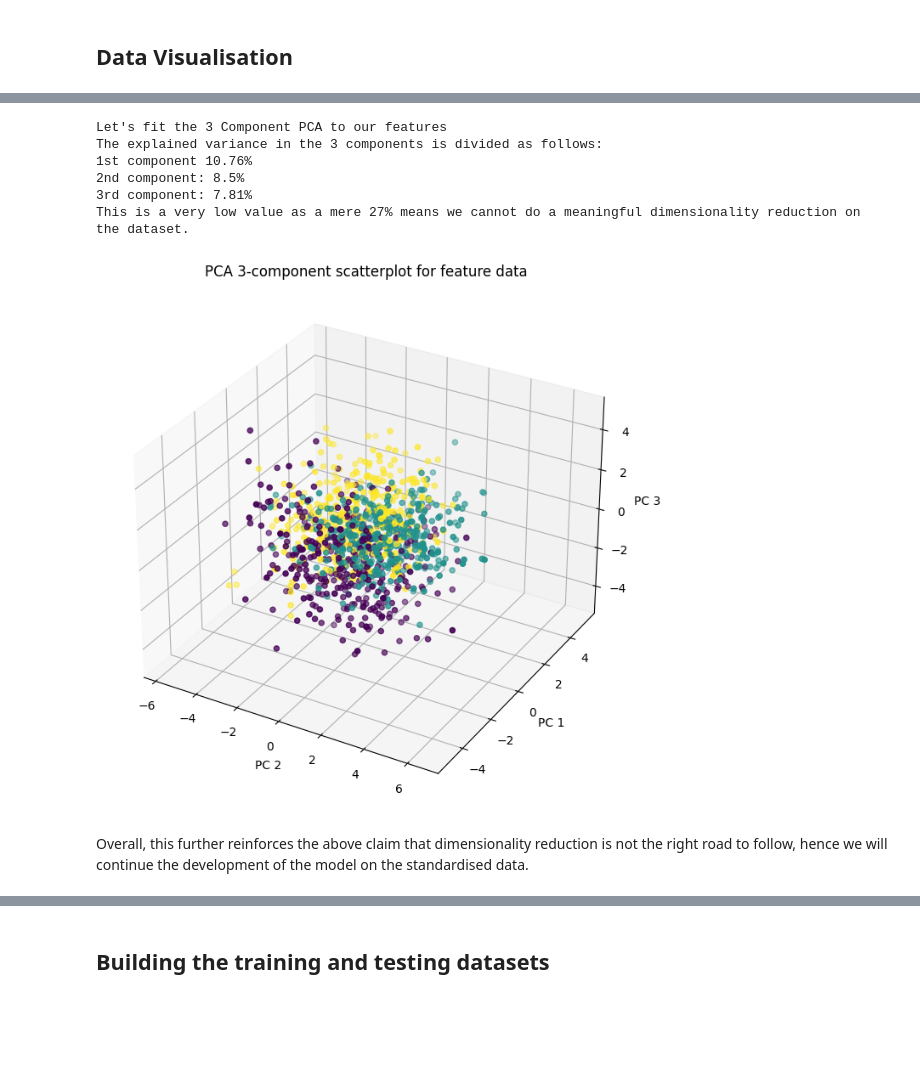
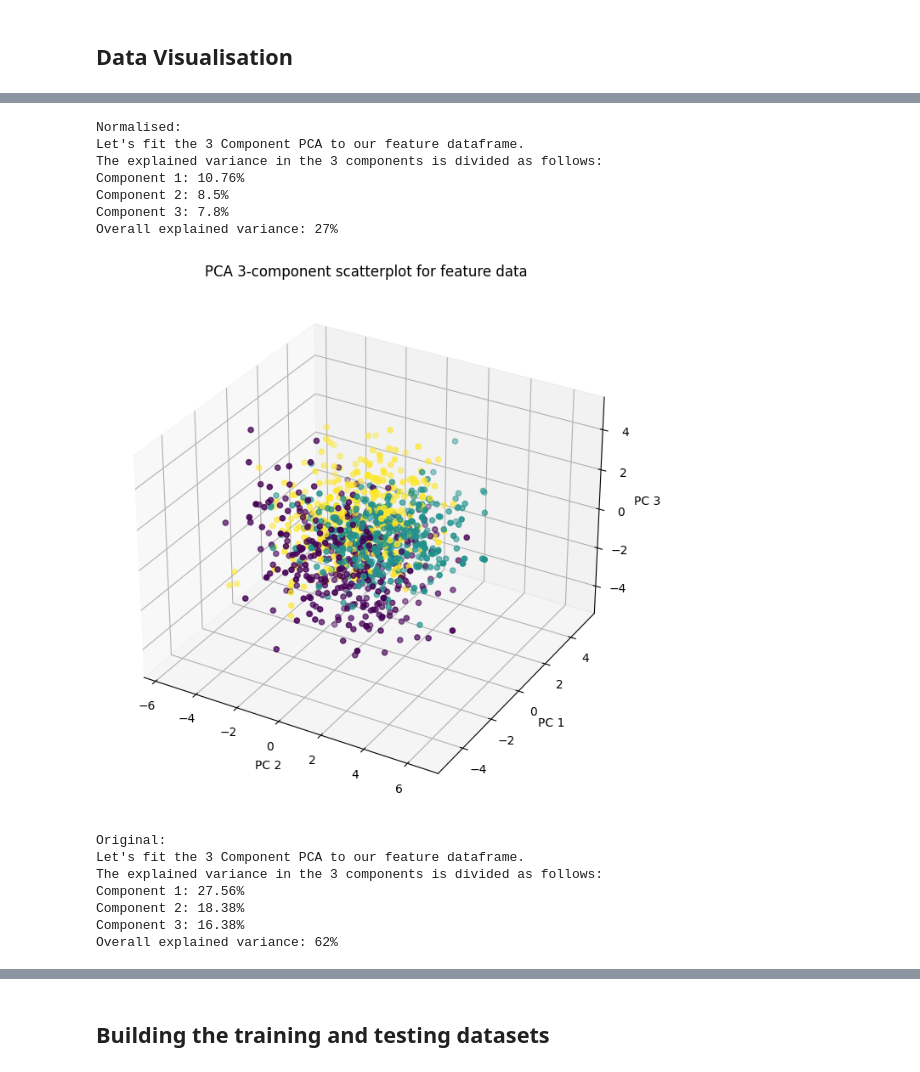
Before and after one commit to andreafabbricatore/ml_individual_project, a Jupyter notebook: project.ipynb, the cells around one changed output, grey strips where cells are left out. Drawn from its saved outputs; the diff is of its cells as text; code cells hidden in the pictures; blank space fills up the shorter version.

```diff
--- a/project.ipynb
+++ b/project.ipynb
@@ -115,27 +138,21 @@ However, just for caution we will also plot the 3 principal components in a 3d s
-# %%
-pca = PCA(n_components=3)
-y = df_norm['label']
-X = df_norm.drop(columns=['label'])
-print("Let's fit the 3 Component PCA to our features")
-pca.fit(X)
-print(f"The explained variance in the 3 components is divided as follows:\n1st component {round(pca.explained_variance_ratio_[0]*100,2)}%\n2nd component: {round(pca.explained_variance_ratio_[1]*100,2)}%\n3rd component: {round(pca.explained_variance_ratio_[2]*100,2)}%")
-print(f"This is a very low value as a mere {round(sum(pca.explained_variance_ratio_)*100)}% means we cannot do a meaningful dimensionality reduction on the dataset.")
-pca_X = pca.transform(X)
-fig = plt.figure(figsize=(8,8))
-ax = fig.add_subplot(projection="3d")
-ax.set_xlabel("PC 2")
-ax.set_ylabel("PC 1")
-ax.set_zlabel("PC 3")
-ax.set_title("PCA 3-component scatterplot for feature data")
-ax.scatter(pca_X.T[0], pca_X.T[1], pca_X.T[2], c=y)
-plt.show()
-# %% [output]
-Let's fit the 3 Component PCA to our features
-The explained variance in the 3 components is divided as follows:
-1st component 10.76%
-2nd component: 8.5%
-3rd component: 7.81%
-This is a very low value as a mere 27% means we cannot do a meaningful dimensionality reduction on the dataset.
-[figure, removed]
-# %% [markdown]
-Overall, this further reinforces the above claim that dimensionality reduction is not the right road to follow, hence we will continue the development of the model on the standardised data.
+# %%
+print("Normalised:")
+build_pca(3,df_norm.drop(columns=['label']),df_norm['label'])
+print("Original:")
+build_pca(3,df.drop(columns=['label']),df['label'])
+# %% [output]
+Normalised:
+Let's fit the 3 Component PCA to our feature dataframe.
+The explained variance in the 3 components is divided as follows:
+Component 1: 10.76%
+Component 2: 8.5%
+Component 3: 7.8%
+Overall explained variance: 27%
+[figure, added]
+Original:
+Let's fit the 3 Component PCA to our feature dataframe.
+The explained variance in the 3 components is divided as follows:
+Component 1: 27.56%
+Component 2: 18.38%
+Component 3: 16.38%
+Overall explained variance: 62%
```
Also changed, not shown: parts of 29 cells of this notebook.
